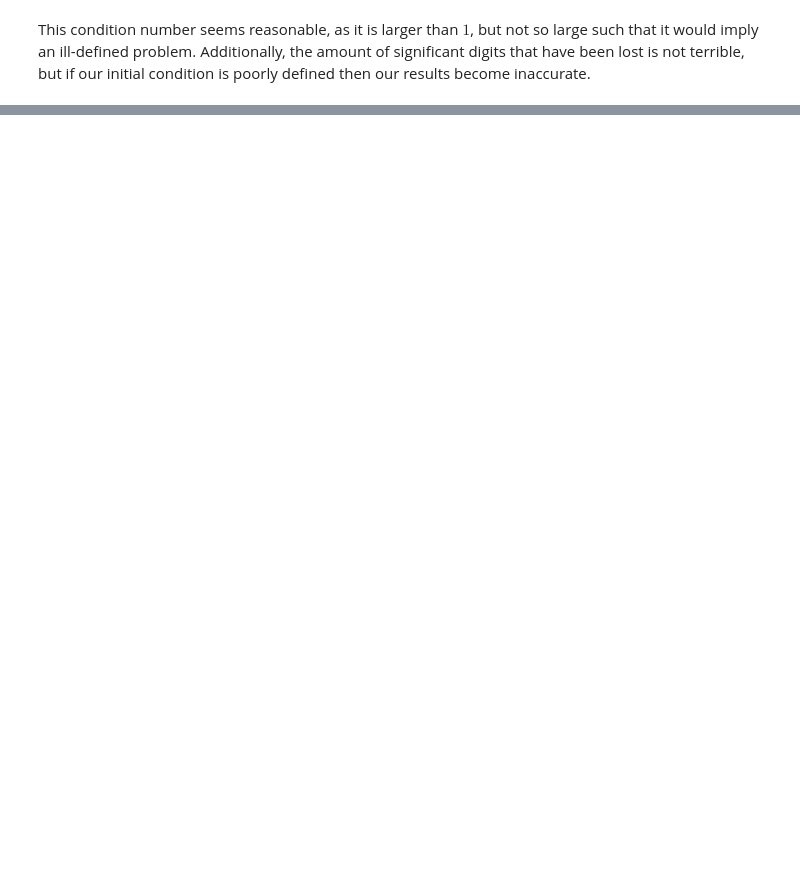
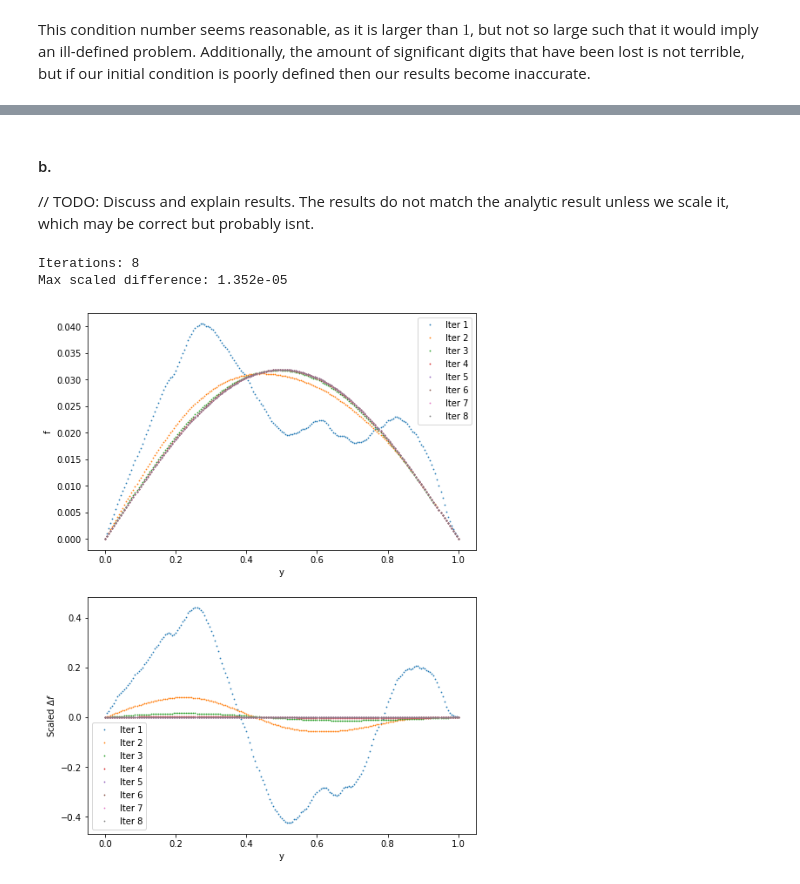
Before and after one commit to KevoSoftworks/mathematical_and_numerical_physics, a Jupyter notebook: part_2/part2.ipynb, the cells around one changed output, grey strips where cells are left out. Saved outputs shown, nothing was run; the diff lists cells and outputs as text; code cells hidden in the pictures; blank space fills up the shorter version.

```diff
--- a/part_2/part2.ipynb
+++ b/part_2/part2.ipynb
@@ -211,0 +234,51 @@ This condition number seems reasonable, as it is larger than $1$, but not so lar
+# %% [markdown]
+#### b.
+// TODO: Discuss and explain results. The results do not match the analytic result unless we scale it, which may be correct but probably isnt.
+# %%
+MAX_ITER = 200
+ACCURACY = 1E-8
+diag = -2 * np.ones(N-2)
+off_diag = np.ones(N-3)
+
+A = lambda f, fn, dx: np.sign(fn[round(N/2)] * f[round(N/2)]) * np.sqrt(np.trapz(f**2, dx=dx) / np.trapz(fn**2, dx=dx))
+cn = lambda f, fp, dx: np.trapz((f - fp)**2, dx=dx) / np.trapz(f**2, dx=dx)
+
+matrix = SparseTridiagonal()
+matrix.decompose(diag, off_diag)
+
+# Preallocate the previous result
+fp = np.ones(len(f)) * 100
+diff_list = []
+cn_list = []
+
+plt.figure(figsize=(8, 2*5.5))
+plt.subplot(211)
+
+i = 0
+while cn(f, fp, dy) >= ACCURACY and i < MAX_ITER:
+    fp = f
+    g = -1 * np.pi**2 * f
+    f = matrix.solve(dy**2 * g[1:-1])
+    f = np.array([0, *f, 0])
+
+    diff_list.append(A(f_ana, f, dy) * f - f_ana)
+    cn_list.append(cn(f, fp, dy))
+    plt.plot(y, f, '.', ms=1.5, label=f"Iter {i+1}")
+
+    i += 1
+
+plt.xlabel("y")
+plt.ylabel("f")
+plt.legend()
+plt.subplot(212)
+[plt.plot(y, df, '.', ms=1.5, label=f"Iter {i+1}") for i, df in enumerate(diff_list)]
+plt.xlabel("y")
+plt.ylabel(r"Scaled $\Delta f$")
+plt.legend()
+
+print(f"Iterations: {i}")
+print(f"Max scaled difference: {np.max(np.abs(diff_list[-1])):.3e}")
+# %% [output]
+Iterations: 8
+Max scaled difference: 1.352e-05
+[figure, added]
```
Also changed, not shown: parts of 7 cells of this notebook.
